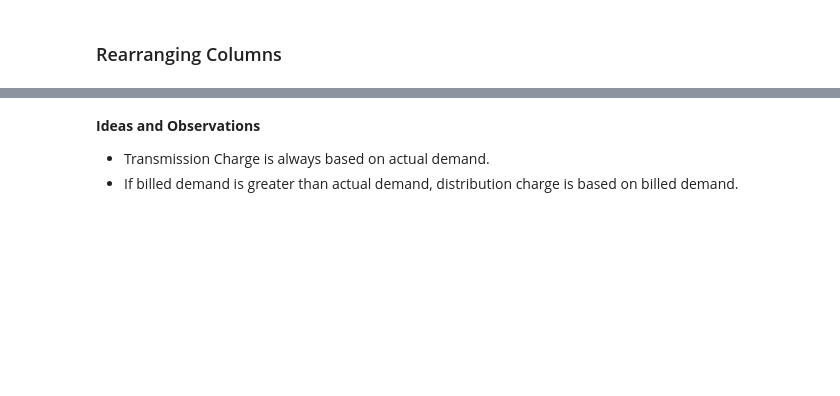
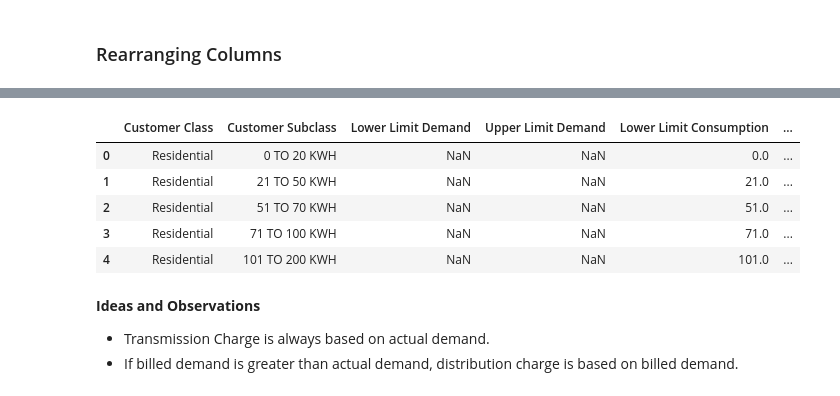
Before and after one commit to andreasenson/Scrape-MERALCO, a Jupyter notebook: Scrape_MERALCO_(Historical).ipynb, the cells around one changed output, grey strips where cells are left out. Drawn from its saved outputs; the diff is of its cells as text; code cells hidden in the pictures; blank space fills up the shorter version.

```diff
--- a/Scrape_MERALCO_(Historical).ipynb
+++ b/Scrape_MERALCO_(Historical).ipynb
@@ -641,6 +641,17 @@ df_copy.head()
 | 2 | Residential | 51 TO 70 KWH | NaN | NaN | 51.0 | ... |
 | 3 | Residential | 71 TO 100 KWH | NaN | NaN | 71.0 | ... |
 | 4 | Residential | 101 TO 200 KWH | NaN | NaN | 101.0 | ... |
+# %%
+df_copy.columns = [' '.join(col).strip() for col in df_copy.columns.values]
+# %%
+df_copy.head()
+# %% [output]
+|  | Customer Class | Customer Subclass | Lower Limit Demand | Upper Limit Demand | Lower Limit Consumption | ... |
+| 0 | Residential | 0 TO 20 KWH | NaN | NaN | 0.0 | ... |
+| 1 | Residential | 21 TO 50 KWH | NaN | NaN | 21.0 | ... |
+| 2 | Residential | 51 TO 70 KWH | NaN | NaN | 51.0 | ... |
+| 3 | Residential | 71 TO 100 KWH | NaN | NaN | 71.0 | ... |
+| 4 | Residential | 101 TO 200 KWH | NaN | NaN | 101.0 | ... |
 # %%
 df_copy.to_csv("Historical MERALCO Schedule of Rates (reordered columns).csv")
 # %% [markdown]
```
Also changed, not shown: 1 other file.
